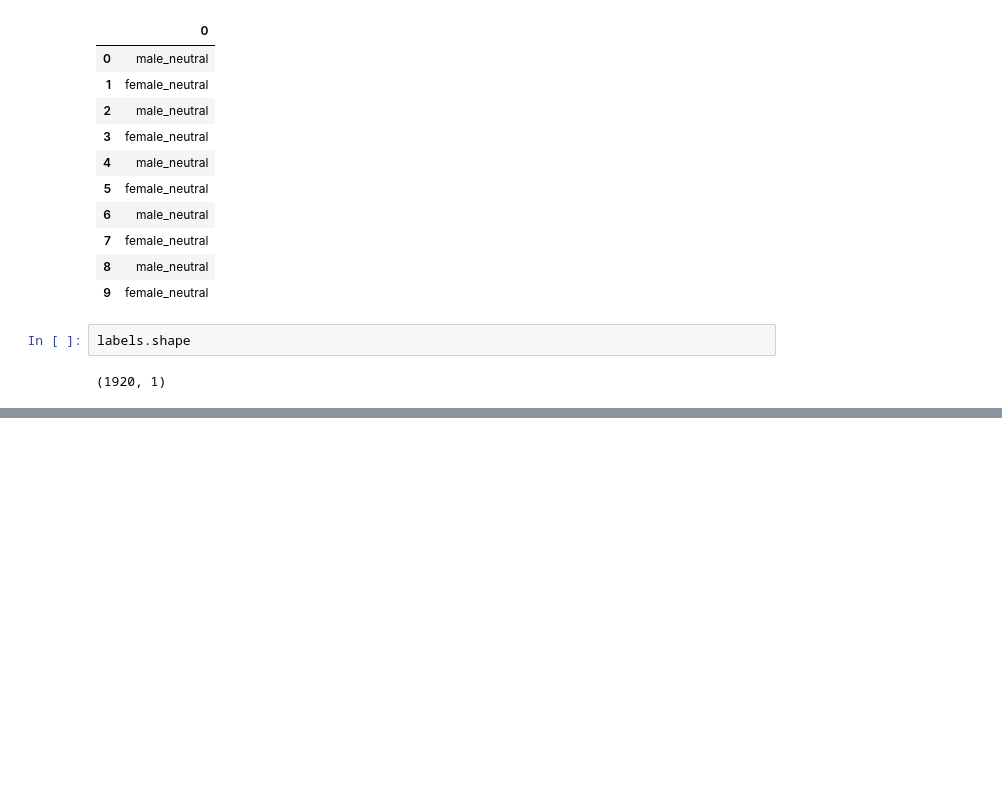
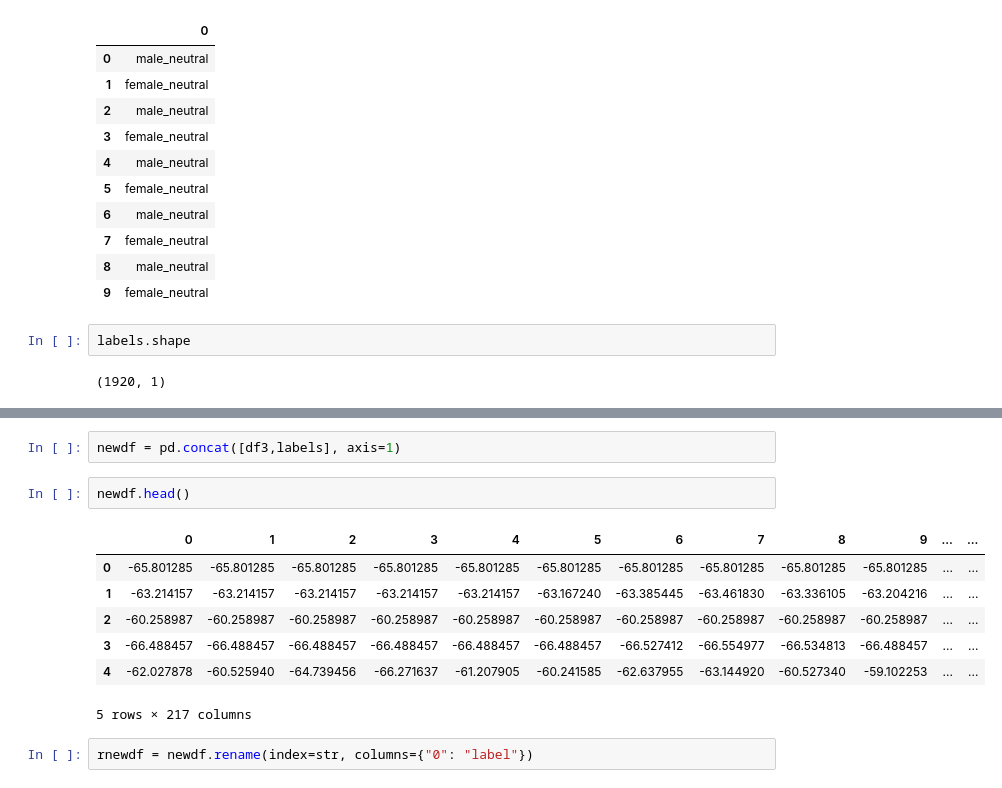
Before and after one commit to gautamgupta1322/Emotion-Detection-and-Analysis-through-Audio, a Jupyter notebook: draft_1.ipynb, the cells around one changed output, grey strips where cells are left out. Saved outputs shown, nothing was run; the diff lists cells and outputs as text; blank space fills up the shorter version.

```diff
--- a/draft_1.ipynb
+++ b/draft_1.ipynb
@@ -213,0 +263,14 @@ labels.shape
+# %%
+newdf = pd.concat([df3,labels], axis=1)
+# %%
+newdf.head()
+# %% [output]
+|  | 0 | 1 | 2 | 3 | 4 | 5 | 6 | 7 | 8 | 9 | ... | ... |
+| 0 | -65.801285 | -65.801285 | -65.801285 | -65.801285 | -65.801285 | -65.801285 | -65.801285 | -65.801285 | -65.801285 | -65.801285 | ... | ... |
+| 1 | -63.214157 | -63.214157 | -63.214157 | -63.214157 | -63.214157 | -63.167240 | -63.385445 | -63.461830 | -63.336105 | -63.204216 | ... | ... |
+| 2 | -60.258987 | -60.258987 | -60.258987 | -60.258987 | -60.258987 | -60.258987 | -60.258987 | -60.258987 | -60.258987 | -60.258987 | ... | ... |
+| 3 | -66.488457 | -66.488457 | -66.488457 | -66.488457 | -66.488457 | -66.488457 | -66.527412 | -66.554977 | -66.534813 | -66.488457 | ... | ... |
+| 4 | -62.027878 | -60.525940 | -64.739456 | -66.271637 | -61.207905 | -60.241585 | -62.637955 | -63.144920 | -60.527340 | -59.102253 | ... | ... |
+5 rows × 217 columns
+# %%
+rnewdf = newdf.rename(index=str, columns={"0": "label"})
```
Also changed, not shown: parts of 15 cells of this notebook.
